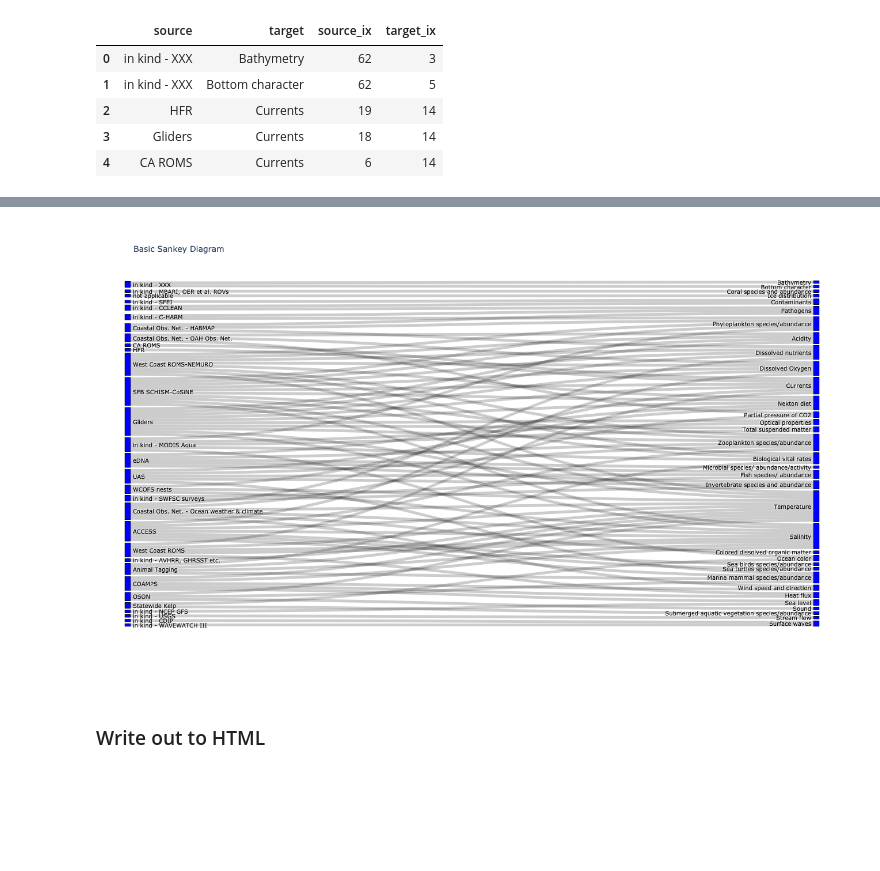
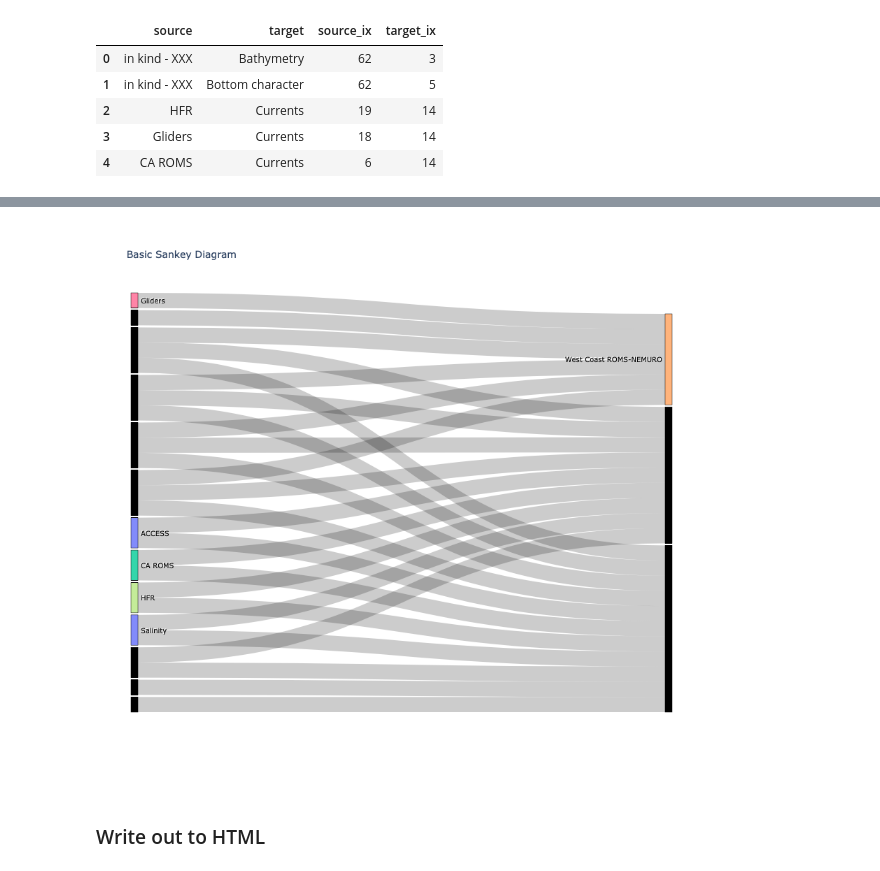
Before and after one commit to CeNCOOS/sankey-diagrams, a Jupyter notebook: notebooks/Sankey Chart.ipynb, the cells around one changed output, grey strips where cells are left out. Saved outputs shown, nothing was run; the diff lists cells and outputs as text; code cells hidden in the pictures; blank space fills up the shorter version.

```diff
--- a/notebooks/Sankey Chart.ipynb
+++ b/notebooks/Sankey Chart.ipynb
@@ -32,3 +32,13 @@ df.head()
 | 2 | HFR | Currents | 19 | 14 |
 | 3 | Gliders | Currents | 18 | 14 |
 | 4 | CA ROMS | Currents | 6 | 14 |
+# %%
+phys_df = df[df['target'].isin(['Temperature','Salinity','Currents'])]
+phys_df.head()
+df_values = pd.DataFrame(data=np.unique(phys_df[['source','target']].values.flatten()),columns=['names'])
+df_values = df_values.reset_index()
+df_values = df_values.rename(columns={'index':'unique_ix'})
+df_values.index = df_values['names']
+df_values['colors'] = '.5'
+phys_df['colors'] = '.5'
+df_values.head()
@@ -35,8 +57,10 @@ df.head()
 # %%
-sources = df['source_ix'].values
-target  = df['target_ix'].values
+sources = phys_df['source_ix'].values
+target  = phys_df['target_ix'].values
 label = df_values['names'].values
 value = np.ones(len(sources)) * 5
+colors = phys_df['colors'].values
+# ["#264653","#2A9D8F"],
 # %%
 fig = go.Figure(data=[go.Sankey(
     arrangement = "snap",
@@ -44,10 +68,7 @@ fig = go.Figure(data=[go.Sankey(
       pad = 3,
       thickness = 10,
       line = dict(color = "black", width = 0.5),
-      color = "blue",
         label=label,
-        y=df_values['unique_ix'].values,
-        x=np.zeros(len(sources))
     ),
     link = dict(
       source = sources, # indices correspond to labels, eg A1, A2, A1, B1, ...
@@ -75,4 +95,4 @@ fig.update_layout(
-[figure, old version]
+[figure, new version]
 # %% [markdown]
 ### Write out to HTML ###
 # %%
```
Also changed, not shown: parts of 2 cells of this notebook, 11 other files.
